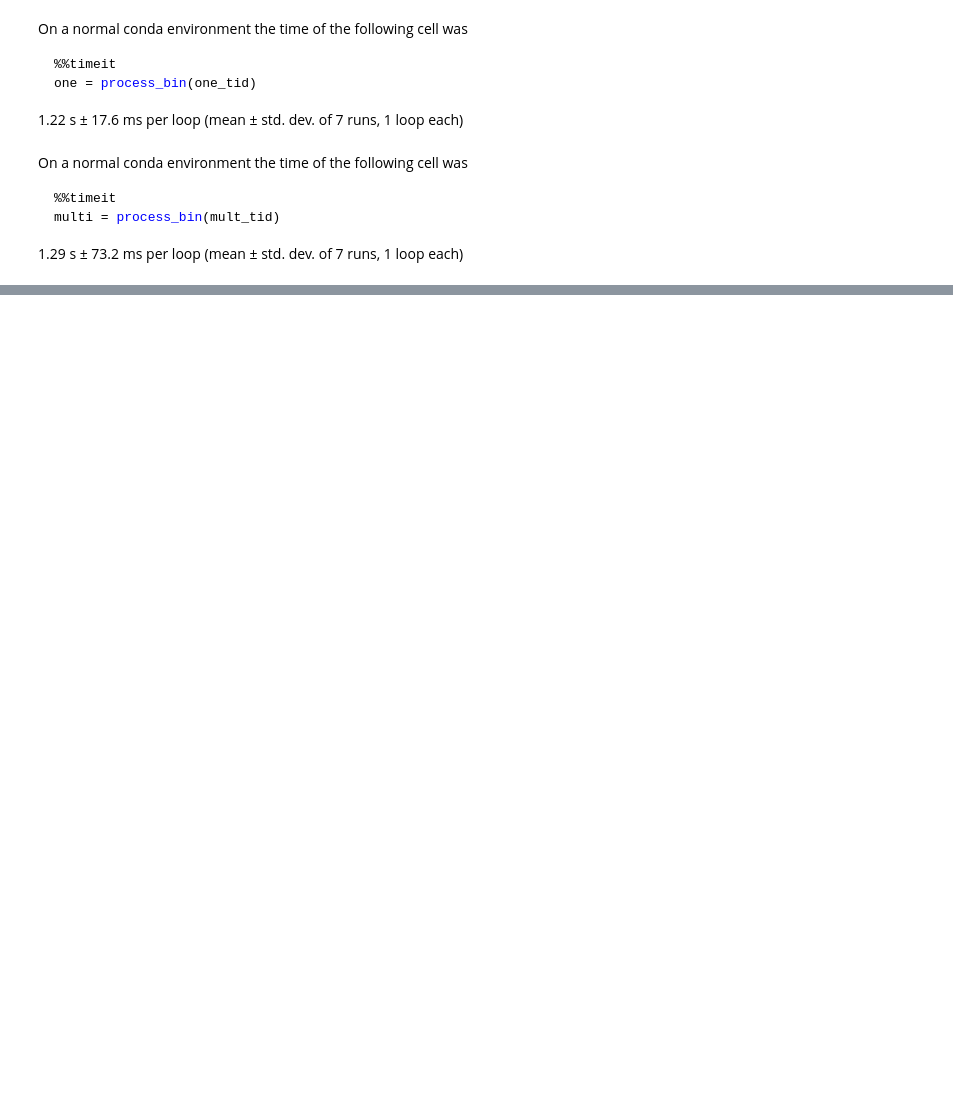
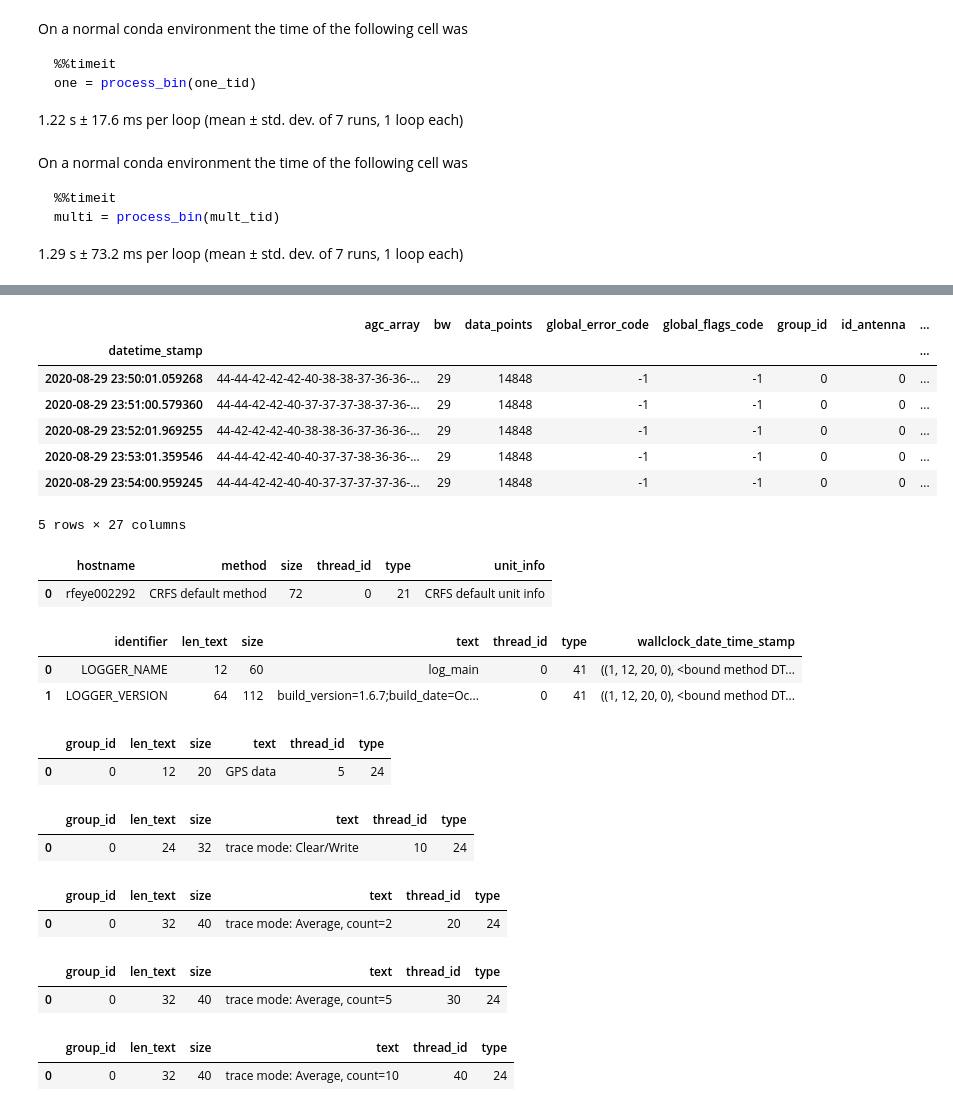
Before and after one commit to ronaldokun/rfpye, a Jupyter notebook: _tests.ipynb, the cells around one changed output, grey strips where cells are left out. Drawn from its saved outputs; the diff is of its cells as text; code cells hidden in the pictures; blank space fills up the shorter version.

```diff
--- a/_tests.ipynb
+++ b/_tests.ipynb
@@ -25,5 +27,5 @@ arquivos = get_files(entrada) ;  arquivos
 # %%
-one_tid = arquivos[0]
+one_tid = arquivos[-1]
 mult_tid = arquivos[1]
 # %% [markdown]
 On a normal conda environment the time of the following cell was
@@ -97,0 +159,13 @@ for col in df.columns:
+# %%
+b3 = one['blocos'][(63,20)].map(getattrs)
+# %%
+df3 = pd.DataFrame(b3).set_index('datetime_stamp') ; df3.head()
+# %% [output]
+|  | agc_array | bw | data_points | global_error_code | global_flags_code | group_id | id_antenna | ... |
+| datetime_stamp |  |  |  |  |  |  |  | ... |
+| 2020-08-29 23:50:01.059268 | 44-44-42-42-42-40-38-38-37-36-36-... | 29 | 14848 | -1 | -1 | 0 | 0 | ... |
+| 2020-08-29 23:51:00.579360 | 44-44-42-42-40-37-37-37-38-37-36-... | 29 | 14848 | -1 | -1 | 0 | 0 | ... |
+| 2020-08-29 23:52:01.969255 | 44-42-42-42-40-38-38-36-37-36-36-... | 29 | 14848 | -1 | -1 | 0 | 0 | ... |
+| 2020-08-29 23:53:01.359546 | 44-44-42-42-40-40-37-37-38-36-36-... | 29 | 14848 | -1 | -1 | 0 | 0 | ... |
+| 2020-08-29 23:54:00.959245 | 44-44-42-42-40-40-37-37-37-37-36-... | 29 | 14848 | -1 | -1 | 0 | 0 | ... |
+5 rows × 27 columns
@@ -97,0 +174,36 @@ for col in df.columns:
+# %%
+dfs[0]
+# %% [output]
+|  | hostname | method | size | thread_id | type | unit_info |
+| 0 | rfeye002292 | CRFS default method | 72 | 0 | 21 | CRFS default unit info |
+# %%
+dfs[1]
+# %% [output]
+|  | identifier | len_text | size | text | thread_id | type | wallclock_date_time_stamp |
+| 0 | LOGGER_NAME | 12 | 60 | log_main | 0 | 41 | ((1, 12, 20, 0), <bound method DT... |
+| 1 | LOGGER_VERSION | 64 | 112 | build_version=1.6.7;build_date=Oc... | 0 | 41 | ((1, 12, 20, 0), <bound method DT... |
+# %%
+dfs[2]
+# %% [output]
+|  | group_id | len_text | size | text | thread_id | type |
+| 0 | 0 | 12 | 20 | GPS data | 5 | 24 |
+# %%
+dfs[3]
+# %% [output]
+|  | group_id | len_text | size | text | thread_id | type |
+| 0 | 0 | 24 | 32 | trace mode: Clear/Write | 10 | 24 |
+# %%
+dfs[4]
+# %% [output]
+|  | group_id | len_text | size | text | thread_id | type |
+| 0 | 0 | 32 | 40 | trace mode: Average, count=2 | 20 | 24 |
+# %%
+dfs[5]
+# %% [output]
+|  | group_id | len_text | size | text | thread_id | type |
+| 0 | 0 | 32 | 40 | trace mode: Average, count=5 | 30 | 24 |
+# %%
+dfs[6]
+# %% [output]
+|  | group_id | len_text | size | text | thread_id | type |
+| 0 | 0 | 32 | 40 | trace mode: Average, count=10 | 40 | 24 |
```
Also changed, not shown: parts of 15 cells of this notebook, 6 other files.
